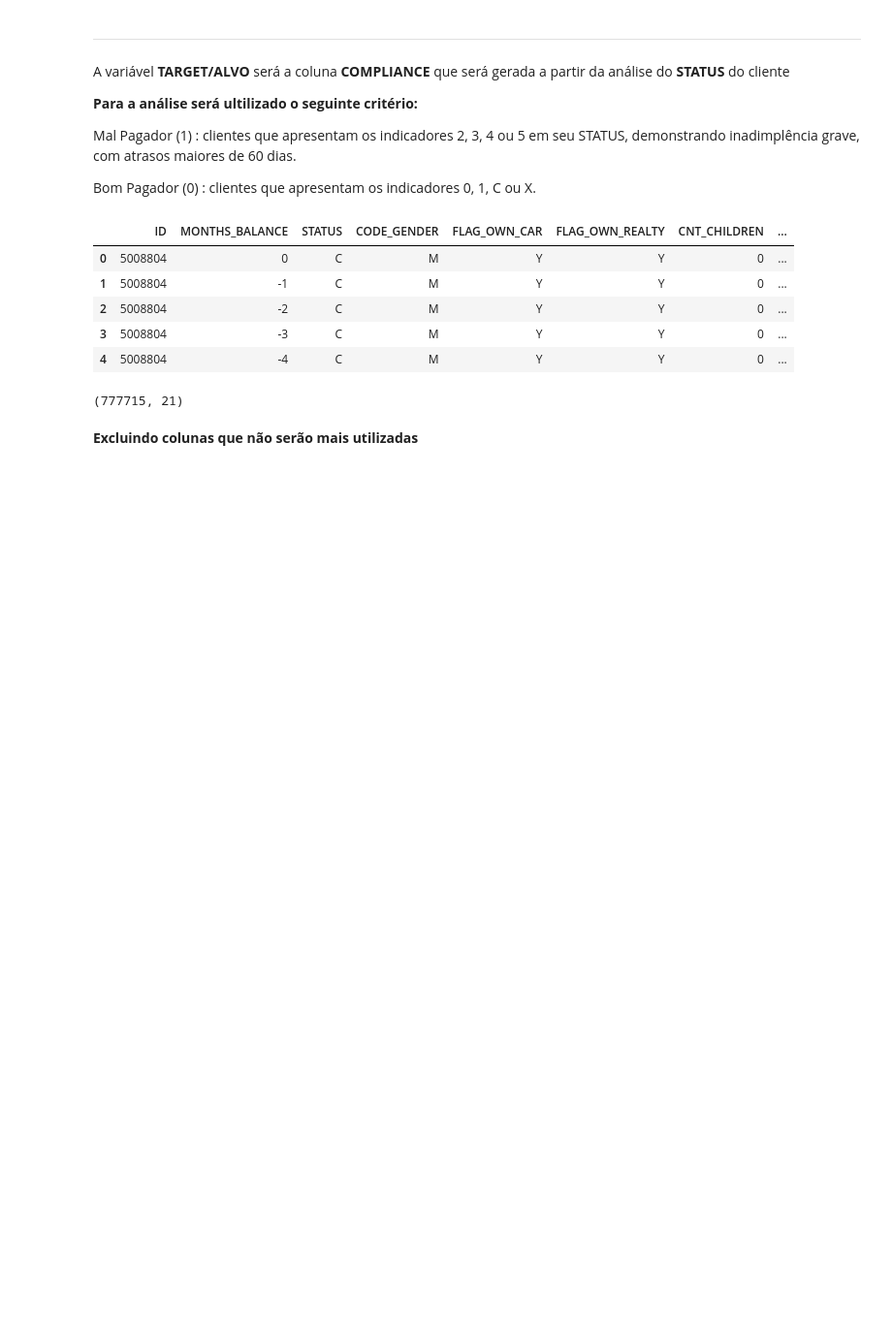
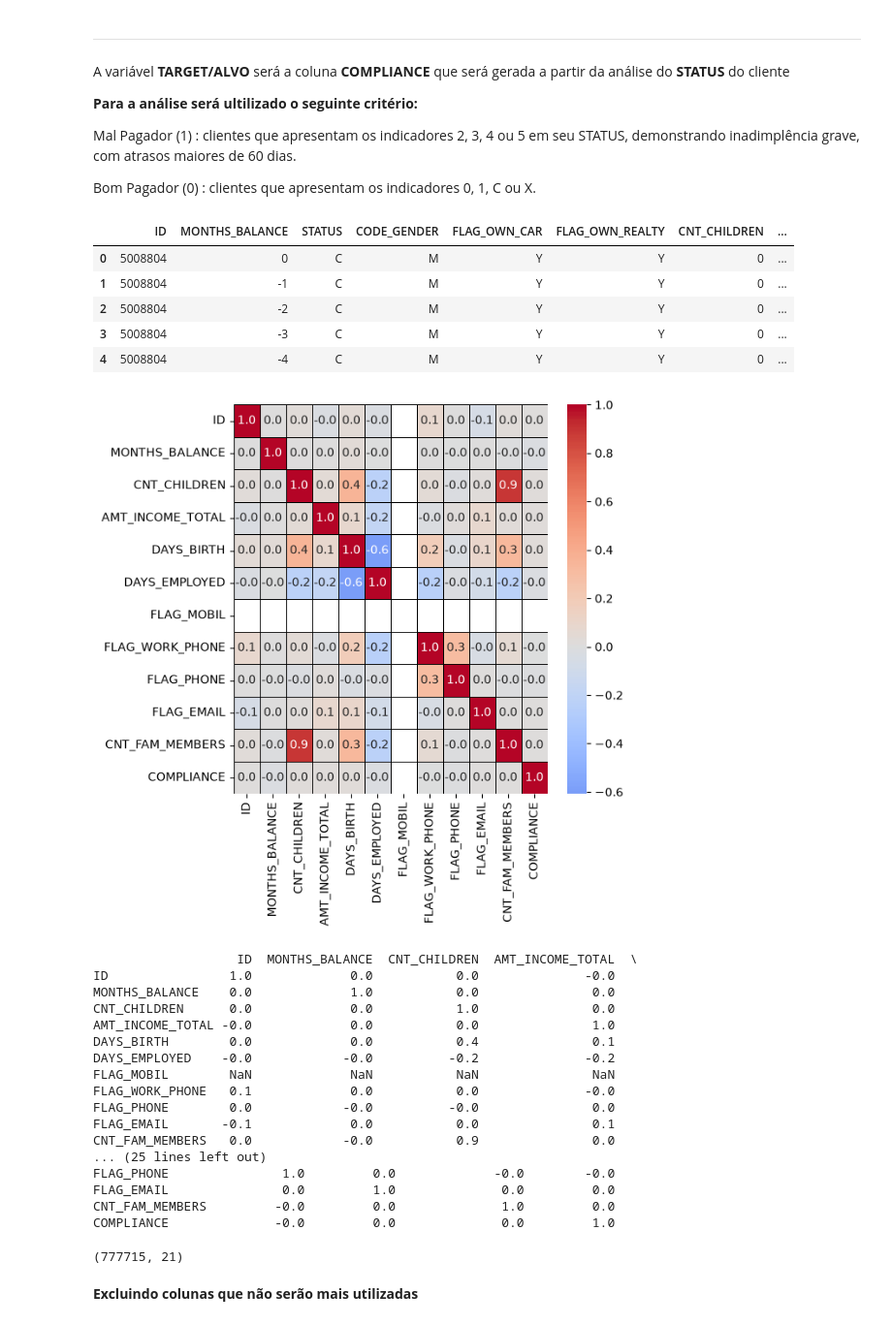
Before and after one commit to dianafismed/postech-tech-challenge-fase2, a Jupyter notebook: notebooks/02_preprocessamento.ipynb, the cells around one changed output. Shown at 97% size. Cells and saved outputs as stored; diff of their text form; code cells hidden in the pictures; blank space fills up the shorter version.

```diff
--- a/notebooks/02_preprocessamento.ipynb
+++ b/notebooks/02_preprocessamento.ipynb
@@ -101,8 +101,8 @@ Bom Pagador (0)   : clientes que apresentam os indicadores 0, 1, C ou X.
 cliente = df.groupby('ID')['STATUS'].sum().reset_index()
 cliente.head()
 
-# Separando o status que identifica ma pagador (>=60 dias de atraso)
-bad_status = {'2', '3', '4', '5'}
+# Separando o status que identifica mal pagador (>=30 dias de atraso)
+bad_status = {'1', '2', '3', '4', '5'}
 
 # Criando de uma coluna chamada COMPLIANCE que será preenchida com 0 ou 1
 cliente['COMPLIANCE'] = cliente.STATUS.apply(lambda s: 1 if any(char in bad_status for char in str(s)) else 0)
@@ -120,6 +120,32 @@ df.head()
 | 2 | 5008804 | -2 | C | M | Y | Y | 0 | ... |
 | 3 | 5008804 | -3 | C | M | Y | Y | 0 | ... |
 | 4 | 5008804 | -4 | C | M | Y | Y | 0 | ... |
+# %%
+plt.figure(figsize=(6, 6))
+matriz_corr = df.corr(numeric_only=True)
+sns.heatmap(matriz_corr, annot=True, cmap="coolwarm", fmt=".1f", center=0, linewidths=0.5, linecolor='black')
+plt.show()
+
+print(round(matriz_corr,1))
+# %% [output]
+[figure, added]
+                   ID  MONTHS_BALANCE  CNT_CHILDREN  AMT_INCOME_TOTAL  \
+ID                1.0             0.0           0.0              -0.0
+MONTHS_BALANCE    0.0             1.0           0.0               0.0
+CNT_CHILDREN      0.0             0.0           1.0               0.0
+AMT_INCOME_TOTAL -0.0             0.0           0.0               1.0
+DAYS_BIRTH        0.0             0.0           0.4               0.1
+DAYS_EMPLOYED    -0.0            -0.0          -0.2              -0.2
+FLAG_MOBIL        NaN             NaN           NaN               NaN
+FLAG_WORK_PHONE   0.1             0.0           0.0              -0.0
+FLAG_PHONE        0.0            -0.0          -0.0               0.0
+FLAG_EMAIL       -0.1             0.0           0.0               0.1
+CNT_FAM_MEMBERS   0.0            -0.0           0.9               0.0
+... (25 lines left out)
+FLAG_PHONE               1.0         0.0             -0.0        -0.0
+FLAG_EMAIL               0.0         1.0              0.0         0.0
+CNT_FAM_MEMBERS         -0.0         0.0              1.0         0.0
+COMPLIANCE              -0.0         0.0              0.0         1.0
 # %%
 df.shape
 # %% [output]
```
Also changed, not shown: parts of 1 cell of this notebook, 1 other file.
